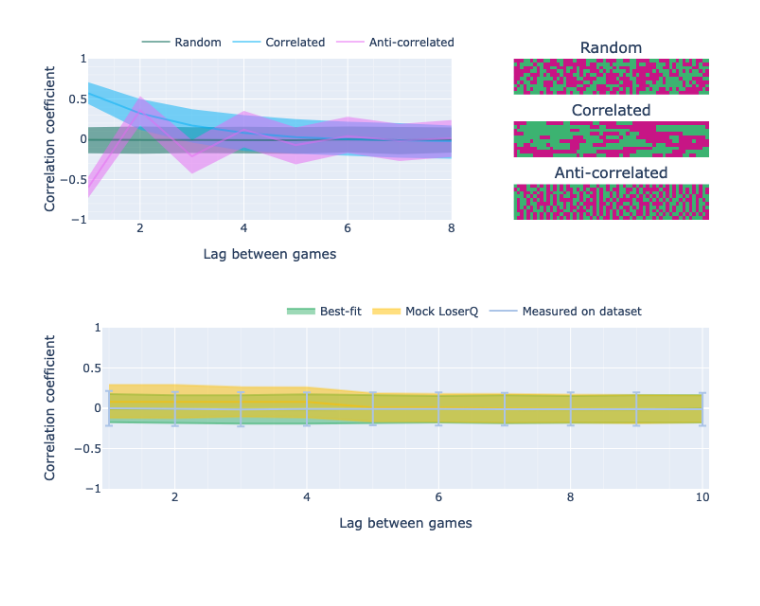
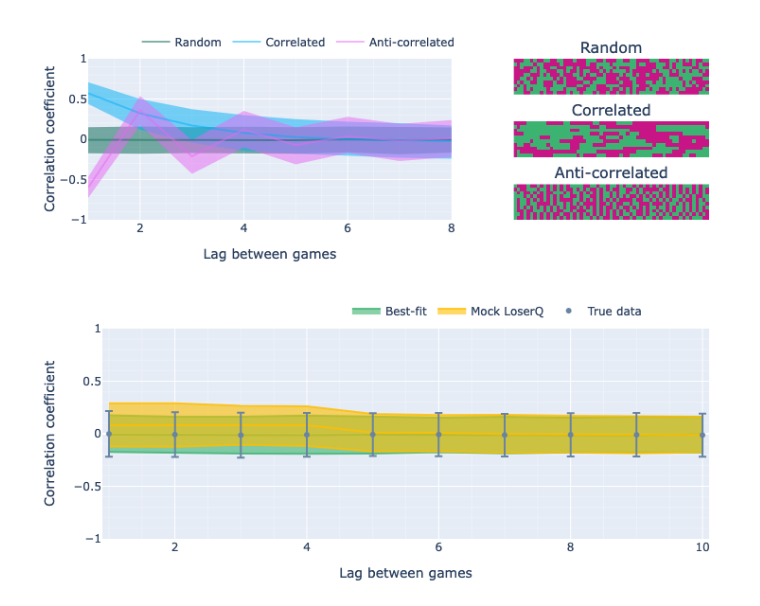
Before and after one commit to renecotyfanboy/leagueProject, a Jupyter notebook: correlation.ipynb, the cells around one changed output. Saved outputs shown, nothing was run; the diff lists cells and outputs as text; code cells hidden in the pictures; blank space fills up the shorter version.

Commit message:
better correlation plot

```diff
--- a/correlation.ipynb
+++ b/correlation.ipynb
@@ -245,8 +245,8 @@ fill_autocorrelation = go.Scatter(
         np.percentile(simulated_autocorrelation, 95, axis=0)[::-1]
     )),
     fill='toself',
-    fillcolor='rgba(60,179,113,0.5)',
-    line=dict(color='rgba(60,179,113,0.6)'),
+    fillcolor='rgba(60,179,113,0.6)',
+    line=dict(color='rgba(60,179,113,0.8)'),
     name='Best-fit',
     showlegend=True,
     legendgroup='simulated_autocorr'
@@ -257,7 +257,7 @@ median_autocorrelation = go.Scatter(
     y=np.median(simulated_autocorrelation, axis=0),
     mode='lines',
     name='Random',
-    line=dict(color='rgba(60,179,113,0.6)'),
+    line=dict(color='rgba(60,179,113,0.8)'),
     showlegend=False,
     legendgroup='simulated_autocorr'
 )
@@ -272,8 +272,8 @@ fill_loserq = go.Scatter(
         np.percentile(mock_loserq_autocorrelation, 95, axis=0)[::-1]
     )),
     fill='toself',
-    fillcolor='rgba(255, 191, 0, 0.5)',
-    line=dict(color='rgba(255, 191, 0, 0.3)'),
+    fillcolor='rgba(255, 191, 0, 0.6)',
+    line=dict(color='rgba(255, 191, 0, 0.8)'),
     name='Mock LoserQ',
     showlegend=True,
     legendgroup='simulated_loserq'
@@ -284,7 +284,7 @@ median_loserq = go.Scatter(
     y=np.median(mock_loserq_autocorrelation, axis=0),
     mode='lines',
     name='Random',
-    line=dict(color='rgba(255, 191, 0, 0.6)'),
+    line=dict(color='rgba(255, 191, 0, 0.8)'),
     showlegend=False,
     legendgroup='simulated_loserq'
 )
@@ -295,42 +295,41 @@ fig.add_trace(median_loserq)
 autocorr_trace = go.Scatter(
     x=x_values,
     y=np.mean(autocorrelation, axis=0),
-    mode='lines',
-    name=f'Measured on dataset',
+    name=f'True data',
     error_y=dict(
             type='data', # value of error bar given in data coordinates
             array=2*np.std(autocorrelation, axis=0),
             visible=True),
     legendgroup='autocorr_sample',
     line=dict(color='rgb(105,132,163)'),
-    #hoverinfo='skip'
+    mode='markers'
 )
 
 fig.add_trace(autocorr_trace)
 
 fig['layout']['xaxis1']['title']="Lag between games"
 fig['layout']['yaxis1']['title']="Correlation coefficient"
 
-fig.update_xaxes(range=[0.9, 10.1])
+fig.update_xaxes()
 
 fig.update_layout(
-    width=400, height=800/3,
+    width=500, height=800/2.5,
     legend=dict(
         orientation="h",
         yanchor="bottom",
         y=1.02,
         xanchor="right",
         x=0.9
     ),
     hovermode="x",
     margin=dict(l=20, r=20, t=20, b=20),
 )
 
-fig.update_xaxes(showgrid=True, minor=dict(showgrid=True))
-fig.update_yaxes(range=[-1,1])
+fig.update_xaxes(showgrid=True, minor=dict(showgrid=True), range=[0.9, 10.1])
+fig.update_yaxes(showgrid=True, minor=dict(showgrid=True), range=[-1,1])
 fig.show()
 
 with open("docs/loserQ/assets/true_data_correlation.json", "w") as f:
     f.write(fig.to_json())
 # %% [output]
-[figure, old version]
+[figure, new version]
```
Also changed, not shown: 1 other file.
